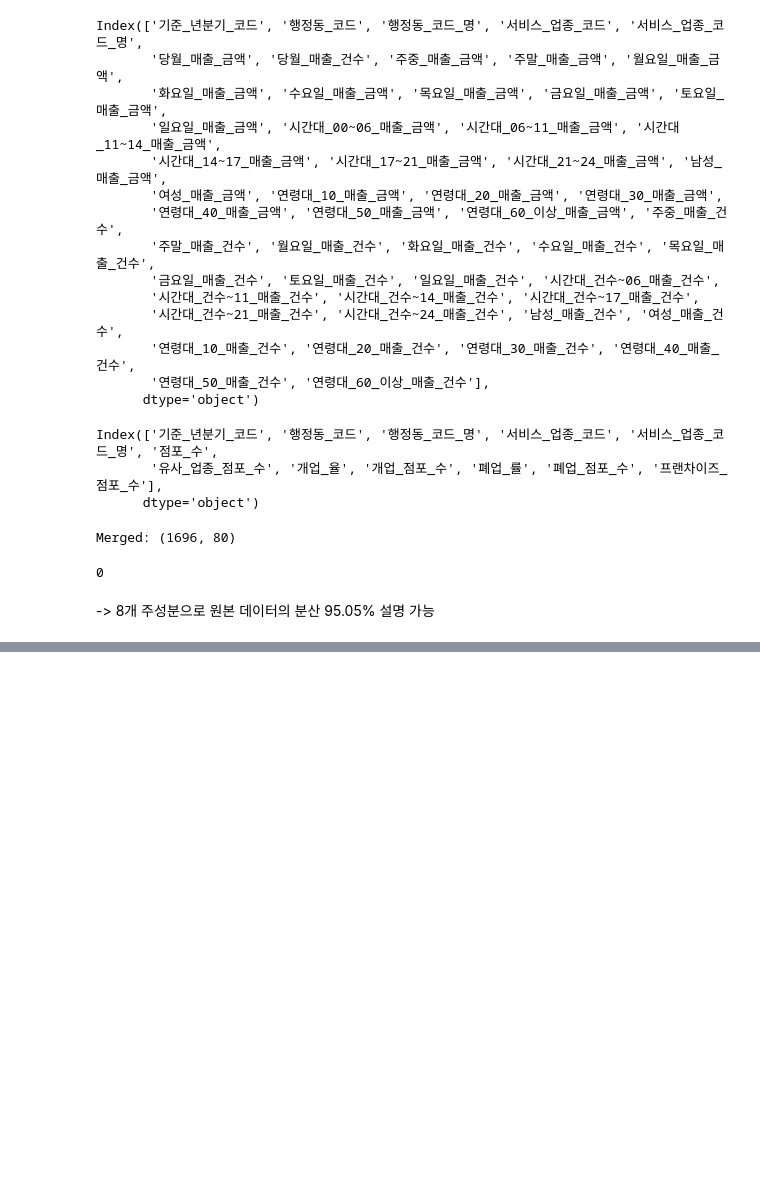
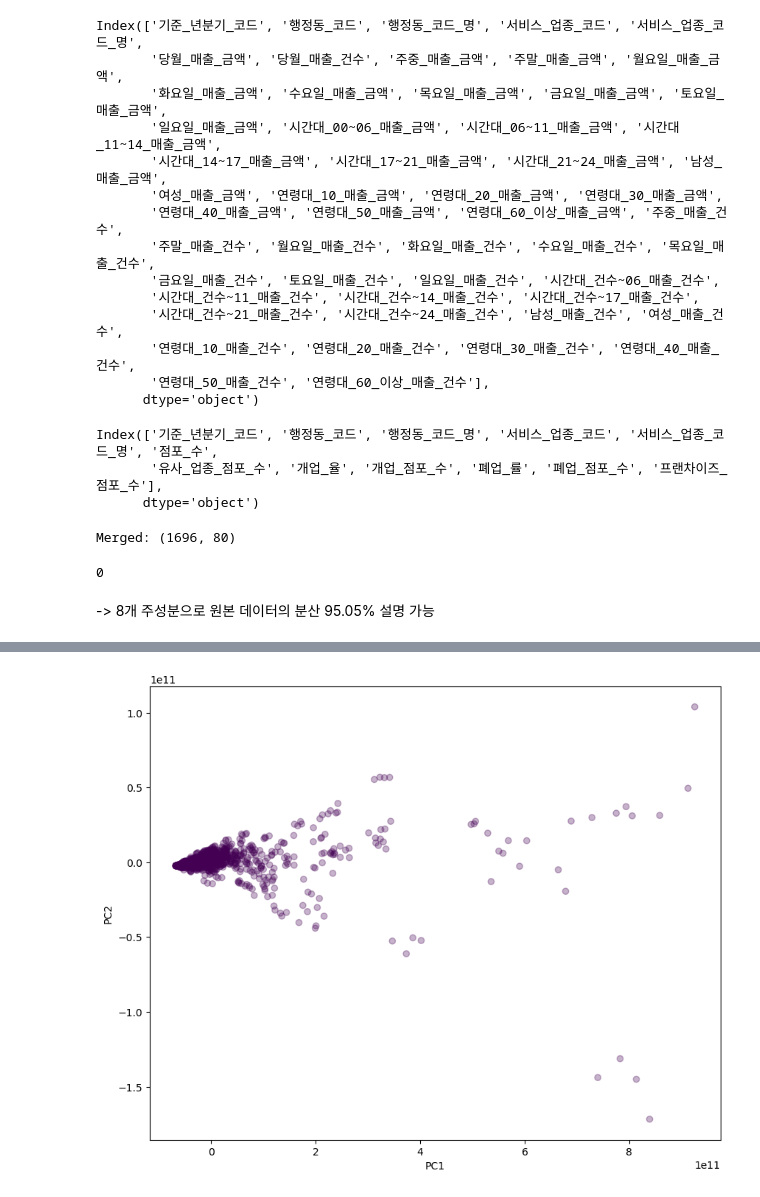
Before and after one commit to data-mining-8/hot-place, a Jupyter notebook: datamining_project.ipynb, the cells around one changed output, grey strips where cells are left out. Saved outputs shown, nothing was run; the diff lists cells and outputs as text; code cells hidden in the pictures; blank space fills up the shorter version.

```diff
--- a/datamining_project.ipynb
+++ b/datamining_project.ipynb
@@ -278,3 +294,18 @@ plt.show()
+# %%
+from sklearn.cluster import DBSCAN
+
+# DBSCAN 적용
+dbscan = DBSCAN(eps=1, min_samples=3, metric='euclidean')
+new_merged['cluster'] = dbscan.fit_predict(X_pca)
+
+# 2차원 시각화
+plt.figure(figsize=(10, 8))
+plt.scatter(X_pca[:,0], X_pca[:,1], c=new_merged['cluster'], cmap='viridis', alpha=0.3)
+plt.xlabel('PC1')
+plt.ylabel('PC2')
+plt.show()
+# %% [output]
+[figure, added]
 # %%
 # 클러스터링 적용
 kmeans = KMeans(n_clusters=5, random_state=42, n_init=10)
```
Also changed, not shown: parts of 4 cells of this notebook.
